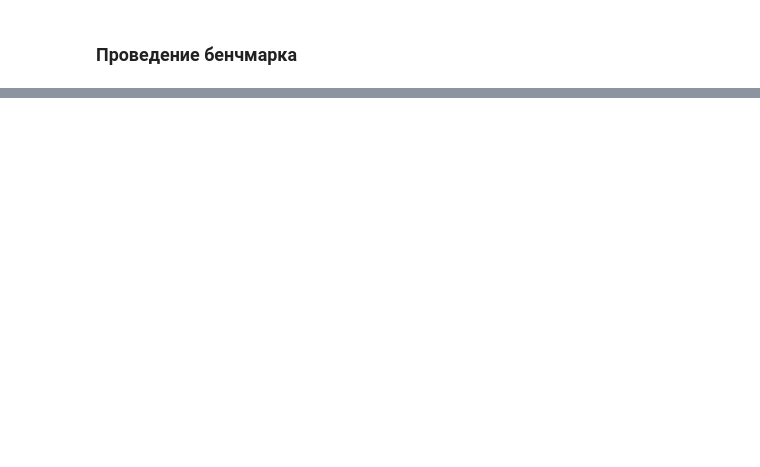
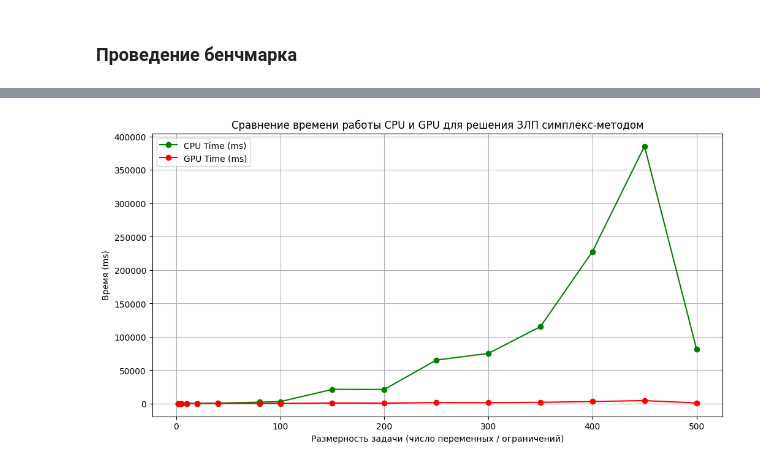
Before and after one commit to aaaaaaaalesha/11-parallel_simplex, a Jupyter notebook: benchmark.ipynb, the cells around one changed output, grey strips where cells are left out. Drawn from its saved outputs; the diff is of its cells as text; code cells hidden in the pictures; blank space fills up the shorter version.

```diff
--- a/benchmark.ipynb
+++ b/benchmark.ipynb
@@ -103,0 +129,23 @@ benchmark_lp_solver(
+# %%
+import matplotlib.pyplot as plt
+
+# Извлечение столбцов из таблицы для построения графиков
+sizes = [int(row[0]) for row in report_table.rows]
+cpu_times = [float(row[1]) for row in report_table.rows]
+gpu_times = [float(row[2]) for row in report_table.rows]
+# %%
+plt.figure(figsize=(12, 6))
+
+# График времени работы CPU
+plt.plot(sizes, cpu_times, label='CPU Time (ms)', marker='o', color='green')
+# График времени работы GPU
+plt.plot(sizes, gpu_times, label='GPU Time (ms)', marker='o', color='red')
+
+plt.xlabel('Размерность задачи (число переменных / ограничений)')
+plt.ylabel('Время (ms)')
+plt.title('Сравнение времени работы CPU и GPU для решения ЗЛП симплекс-методом')
+plt.legend()
+plt.grid()
+plt.show()
+# %% [output]
+[figure, added]
```
Also changed, not shown: parts of 8 cells of this notebook, 18 other files.
